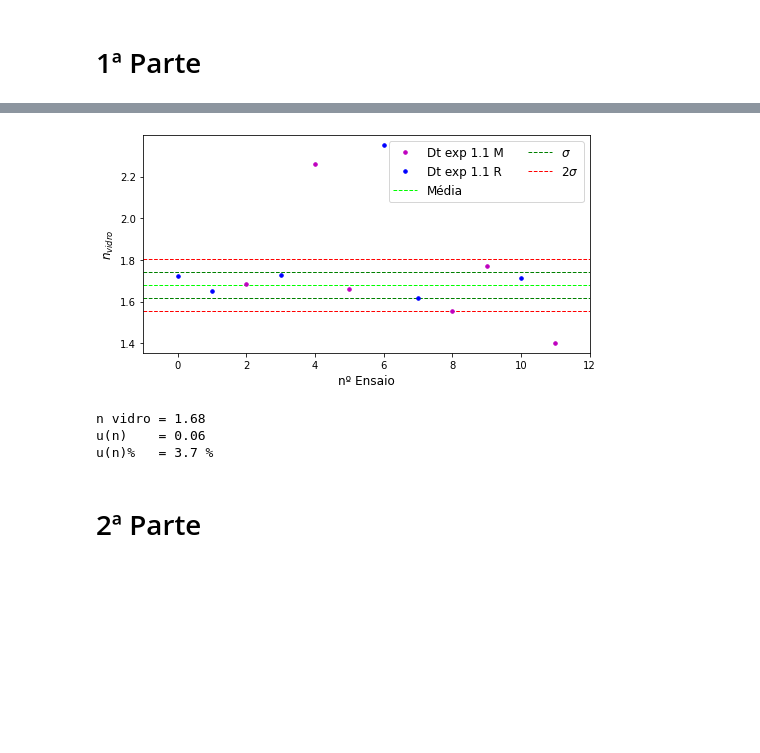
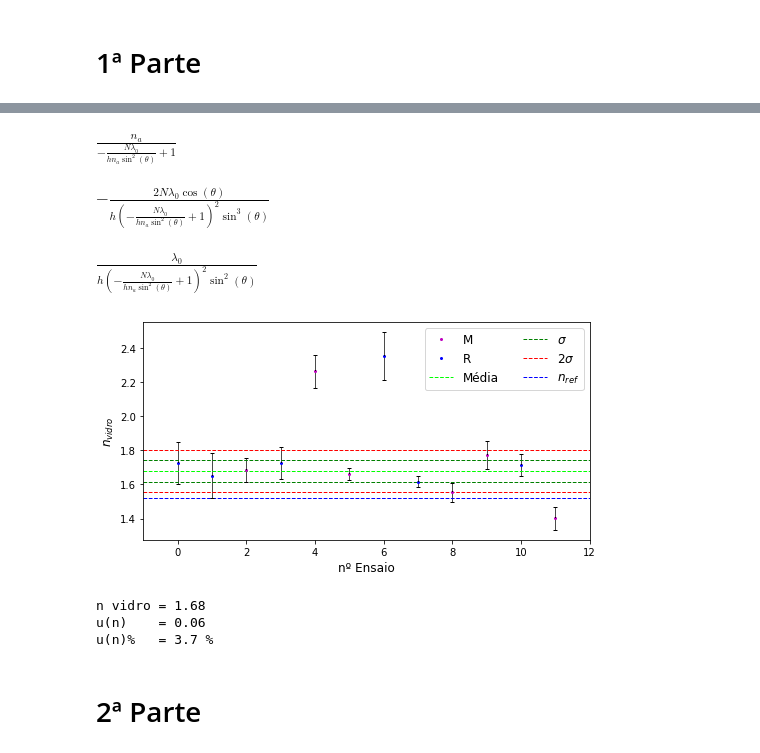
Before and after one commit to Miguel-scoli/FIS3011, a Jupyter notebook: T3/T3 - análise.ipynb, the cells around one changed output, grey strips where cells are left out. Cells and saved outputs as stored; diff of their text form; code cells hidden in the pictures; blank space fills up the shorter version.

```diff
--- a/T3/T3 - análise.ipynb
+++ b/T3/T3 - análise.ipynb
@@ -57,7 +57,7 @@ data_11 = data_11[ : , :4]
 data_10 = data_10[ : , :5]
 
 # usamos os valores retirados do protocolo porque nos esquecemos de usar o palmer para medir a espessura do fio!
-h       = 5.5e-3 # m
+h0       = 5.5e-3 # m
 lambda0 = 632.8e-9 # m
 nar_t   = 1.00029 # não vale a pena procurar os valores correspondentes à temperatura e pressão da sala.
                   # não vamos ter precisão suficiente para notar diferenças a esse nível
@@ -173,13 +237,36 @@ err(n)  = 20%
+# %%
+# para o cálculo das incertezas
+N , n , na , l , h , theta = sp.symbols( "N n n_a lambda_0 h theta")
+nv = na / ( 1 - ( N * l )/ ( h * na * sp.sin( theta )**2))
+nv
+# %% [output]
+$\displaystyle \frac{n_{a}}{- \frac{N \lambda_{0}}{h n_{a} \sin^{2}{\left(\theta \right)}} + 1}$
+# %%
+nv.diff( theta )
+# %% [output]
+$\displaystyle - \frac{2 N \lambda_{0} \cos{\left(\theta \right)}}{h \left(- \frac{N \lambda_{0}}{h n_{a} \sin^{2}{\left(\theta \right)}} + 1\right)^{2} \sin^{3}{\left(\theta \right)}}$
+# %%
+nv.diff( N )
+# %% [output]
+$\displaystyle \frac{\lambda_{0}}{h \left(- \frac{N \lambda_{0}}{h n_{a} \sin^{2}{\left(\theta \right)}} + 1\right)^{2} \sin^{2}{\left(\theta \right)}}$
 # %%
 # análise parte 1.1
 theta = np.abs(data_11[ : , 3 ]-data_11[:,2])
 theta_rad = theta * np.pi / 180
+utheta = 0.1 * np.pi / 180
 
 
 len_n     = len(data_11[ : , 1 ])
 N         = data_11[:,1]
+uN        = 5
+nv    = h0 * nar_t ** 2 * np.sin( theta_rad )**2 / ( h0 * nar_t * np.sin( theta_rad ) **2 - N* lambda0 )
 
-nv    = h * nar_t ** 2 * np.sin( theta_rad )**2 / ( h * nar_t * np.sin( theta_rad ) **2 - N* lambda0 )
+# expressão da incerteza da nv
+unv = np.sqrt( (2 * N * lambda0 * np.cos( theta_rad )/\
+                (h0 * np.sin( theta_rad )**3 * ( 1 - N * lambda0 /\
+                ( h0 * nar_t * np.sin( theta_rad )**2))))**2 * utheta ** 2 + \
+                 (lambda0 / ( h0 * np.sin( theta_rad )**2 * \
+                  ( 1 - N * lambda0 / ( h0 * nar_t * np.sin( theta_rad )**2 ))))**2 * uN**2)
 
 indM,  = np.where( data_11[:,0] == 0 )
 indR,  = np.where( data_11[:,0] == 1 )
@@ -188,12 +275,15 @@ indR,  = np.where( data_11[:,0] == 1 )
 fig11 ,ax11 = plt.subplots( figsize = ( 8 , 4 ) )
 
 nensaio = np.arange( len_n  )
+
+ax11.errorbar( nensaio , nv , yerr = unv , fmt = "k," , elinewidth = 0.7  , capsize = 2 )
+
 ax11.plot( nensaio[indM] ,nv[indM] ,"m." ,
-        label = "Dt exp 1.1 M" , markersize = markersize  )
+        label = "M" , markersize = markersize  )
 
 
 ax11.plot( nensaio[indR] , nv[indR] , "b." ,
-        label = "Dt exp 1.1 R" , markersize = markersize  )
+        label = "R" , markersize = markersize  )
 
 
 # primeira estimativa
@@ -221,34 +311,38 @@ ax11.hlines( mean_val - std_val, -1 , len_n  ,
           color = "green",linewidth = 1,
           linestyle = "--", label = r"$\sigma$")
 
 ax11.hlines( mean_val + std_val,-1 , len_n  ,
           color = "green",linewidth = 1,
           linestyle = "--")
 ax11.hlines( mean_val - std_val*2,-1 , len_n  ,
           color = "red", linewidth = 1,
           linestyle = "--", label = r"$2\sigma$")
 
 ax11.hlines( mean_val + std_val*2,-1 , len_n  ,
           color ="red" , linewidth = 1,
           linestyle = "--")
 
+ax11.hlines( 1.52 ,-1 , len_n  ,
+          color ="blue" , linewidth = 1,
+          linestyle = "--" , label = r"$n_{ref}$")
+
 
 nensaio = np.append( nensaio  ,len_n)
 ax11.set_xticks( nensaio[::2] )
 ax11.set_xlim( -1 , len_n )
 ax11.set_xlabel( "nº Ensaio", fontsize = fontsize )
 ax11.set_ylabel( r"$n_{vidro}$", fontsize = fontsize )
 
 ax11.legend( fontsize = fontsize , ncol = 2 )
 
 plt.show()
 
 
 print( "n vidro = {:.2f}".format(mean_val)  )
 print( "u(n)    = {:.2f}".format(std_val) )
 print( "u(n)%   = {:.1f} %".format(std_val / mean_val * 100))
 # %% [output]
-[figure, old version]
+[figure, new version]
 n vidro = 1.68
 u(n)    = 0.06
 u(n)%   = 3.7 %
```
Also changed, not shown: parts of 5 cells of this notebook.
